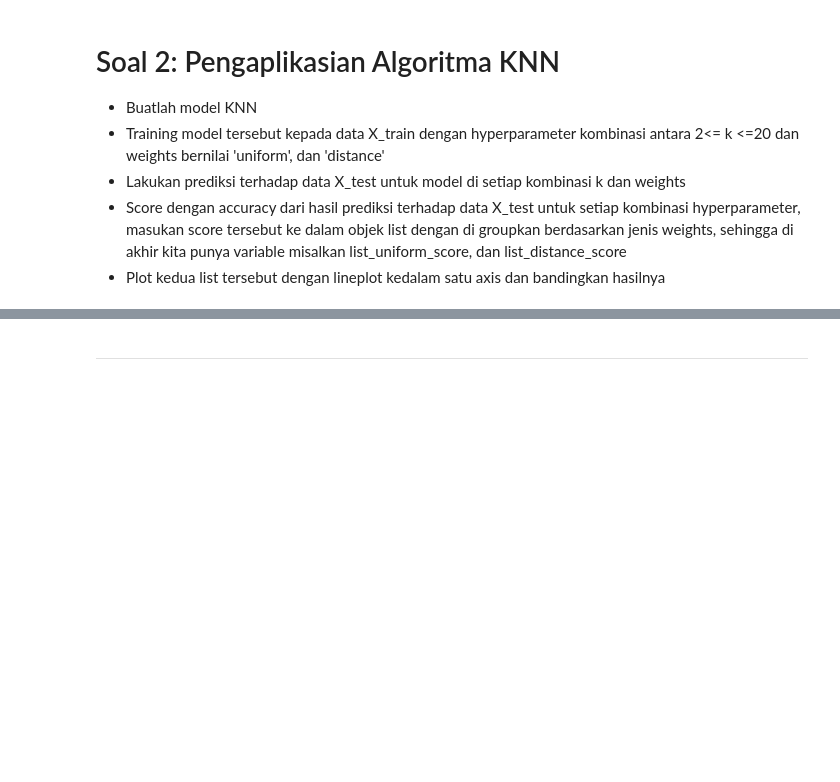
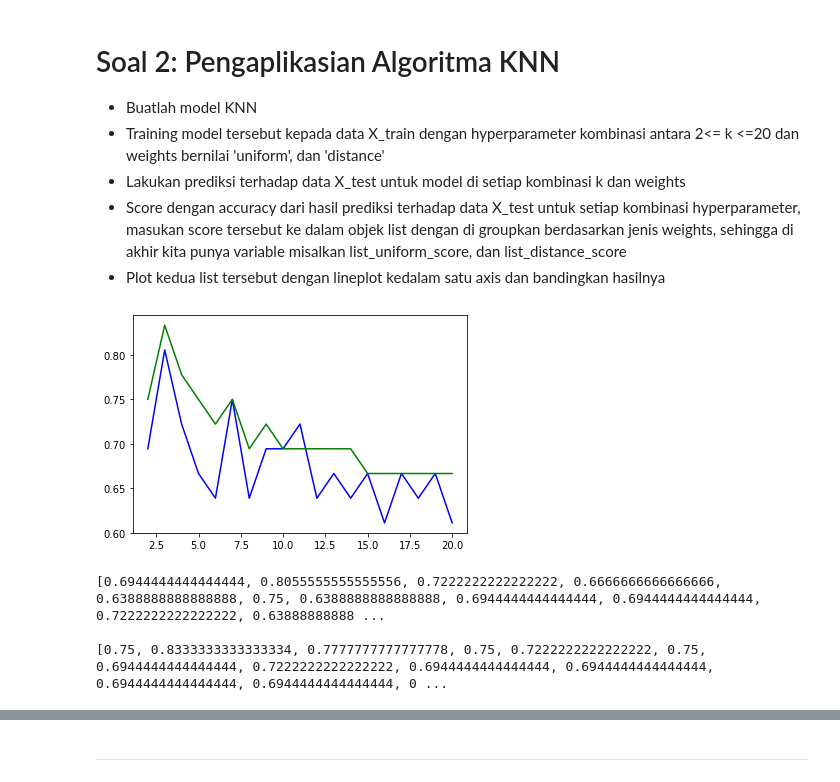
Before and after one commit to lintanggilang/Data-Science-Sanbercode, a Jupyter notebook: Hari ke 17/Tugas Hari 2 Pekan 4.ipynb, the cells around one changed output, grey strips where cells are left out. Drawn from its saved outputs; the diff is of its cells as text; code cells hidden in the pictures; blank space fills up the shorter version.

```diff
--- a/Hari ke 17/Tugas Hari 2 Pekan 4.ipynb
+++ b/Hari ke 17/Tugas Hari 2 Pekan 4.ipynb
@@ -35,3 +47,37 @@ X_train, X_test, y_train, y_test = train_test_split(X, y, test_size=0.2, random_
+# %%
+ks = np.arange(2,21)
+weights = ["distance","uniform"]
+# %%
+def knn_predict(k, weight):
+    model = KNeighborsClassifier(n_neighbors = k, weights = weight)
+    model.fit(X_train, y_train)
+    score = model.score(X_test, y_test)
+    return score
+# %%
+list_uniform_score = []
+list_distance_score = []
+for k, weight in product(ks, weights):
+    score = knn_predict(k = k, weight = weight)
+    if weight == "uniform":
+        list_uniform_score.append(score)
+    elif weight == "distance":
+        list_distance_score.append(score)
+# %%
+import matplotlib.pyplot as plt
+
+fig, ax = plt.subplots()
+ax.plot(ks, list_uniform_score, color = "b", label = "uniform")
+ax.plot(ks, list_distance_score, color = "g", label = "uniform")
+
+plt.show()
+print(list_uniform_score)
+print("")
+print(list_distance_score)
+# %% [output]
+[figure, added]
+[0.6944444444444444, 0.8055555555555556, 0.7222222222222222, 0.6666666666666666, 0.6388888888888888, 0.75, 0.6388888888888888, 0.6944444444444444, 0.6944444444444444, 0.7222222222222222, 0.63888888888 ...
+
+[0.75, 0.8333333333333334, 0.7777777777777778, 0.75, 0.7222222222222222, 0.75, 0.6944444444444444, 0.7222222222222222, 0.6944444444444444, 0.6944444444444444, 0.6944444444444444, 0.6944444444444444, 0 ...
 # %% [markdown]
 Contoh hasil yang di harapkan :
 
```
Also changed, not shown: parts of 7 cells of this notebook, 19 other files.
